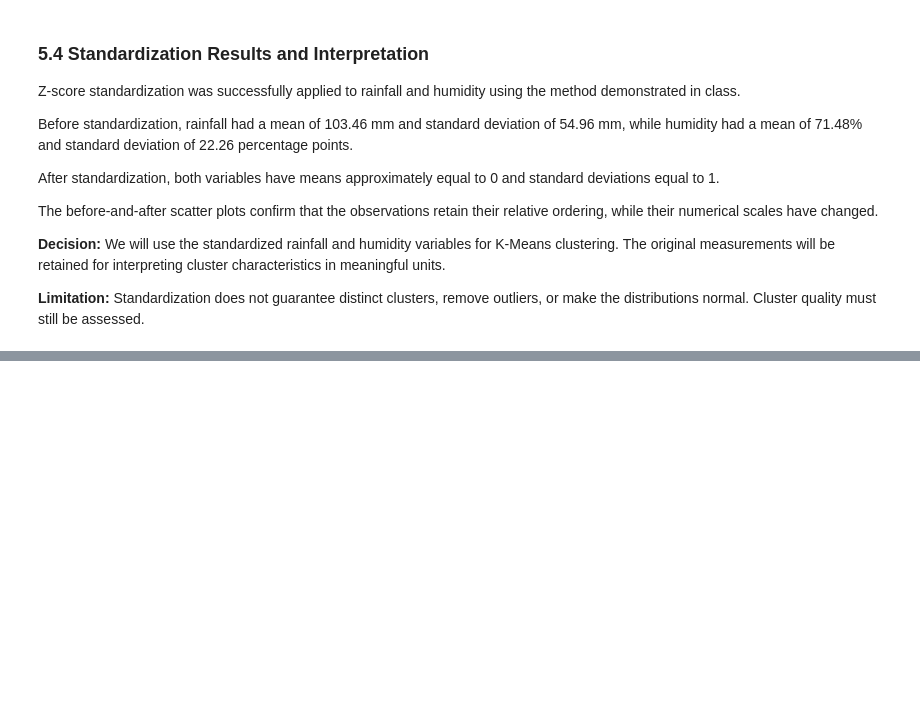
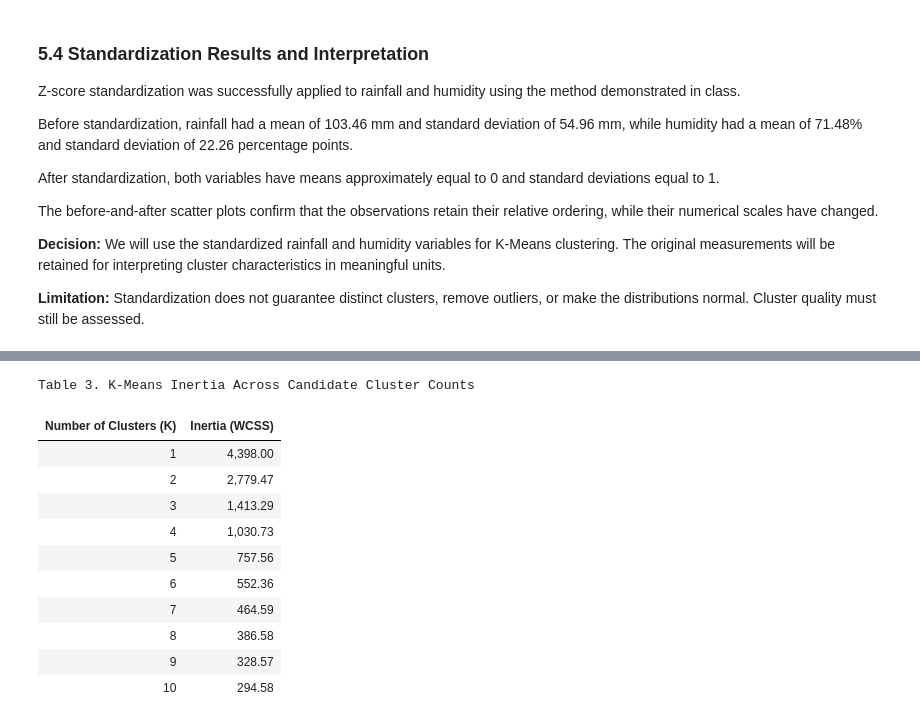
Before and after one commit to UbaidUllah777/Crop_Recommendation_Analysis, a Jupyter notebook: Crop_Recommendation_Workshop_B.ipynb, the cells around one changed output, grey strips where cells are left out. Saved outputs shown, nothing was run; the diff lists cells and outputs as text; code cells hidden in the pictures; blank space fills up the shorter version.

```diff
--- a/Crop_Recommendation_Workshop_B.ipynb
+++ b/Crop_Recommendation_Workshop_B.ipynb
@@ -467,0 +489,48 @@ The before-and-after scatter plots confirm that the observations retain their re
+# %%
+
+# Step 6.2: Evaluate K-Means Using the Elbow Method
+
+from sklearn.cluster import KMeans
+
+# Use only the two standardized variables
+X = clustering_df[["rainfall_std", "humidity_std"]].copy()
+
+# Evaluate different numbers of clusters
+k_values = range(1, 11)
+inertia_values = []
+
+for k in k_values:
+    model = KMeans(
+        n_clusters=k,
+        random_state=42,
+        n_init=10
+    )
+
+    model.fit(X)
+    inertia_values.append(model.inertia_)
+
+# Create an evaluation table
+elbow_results = pd.DataFrame({
+    "Number of Clusters (K)": list(k_values),
+    "Inertia (WCSS)": inertia_values
+})
+
+display(
+    elbow_results.style
+    .hide(axis="index")
+    .format({"Inertia (WCSS)": "{:,.2f}"})
+    .set_caption("Table 3. K-Means Inertia Across Candidate Cluster Counts")
+)
+# %% [output]
+Table 3. K-Means Inertia Across Candidate Cluster Counts
+| Number of Clusters (K) | Inertia (WCSS) |
+| 1 | 4,398.00 |
+| 2 | 2,779.47 |
+| 3 | 1,413.29 |
+| 4 | 1,030.73 |
+| 5 | 757.56 |
+| 6 | 552.36 |
+| 7 | 464.59 |
+| 8 | 386.58 |
+| 9 | 328.57 |
+| 10 | 294.58 |
```
Also changed, not shown: parts of 6 cells of this notebook.
